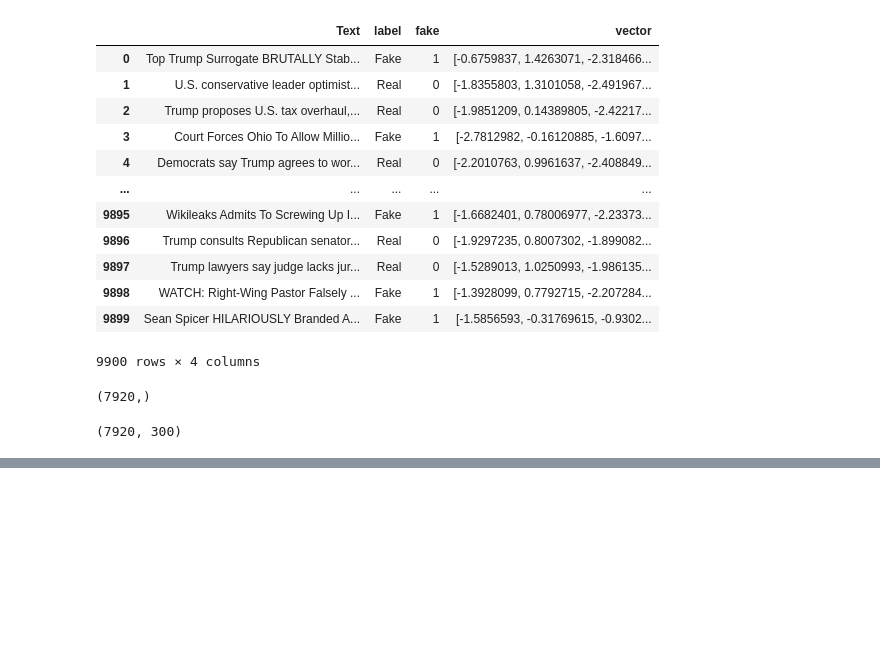
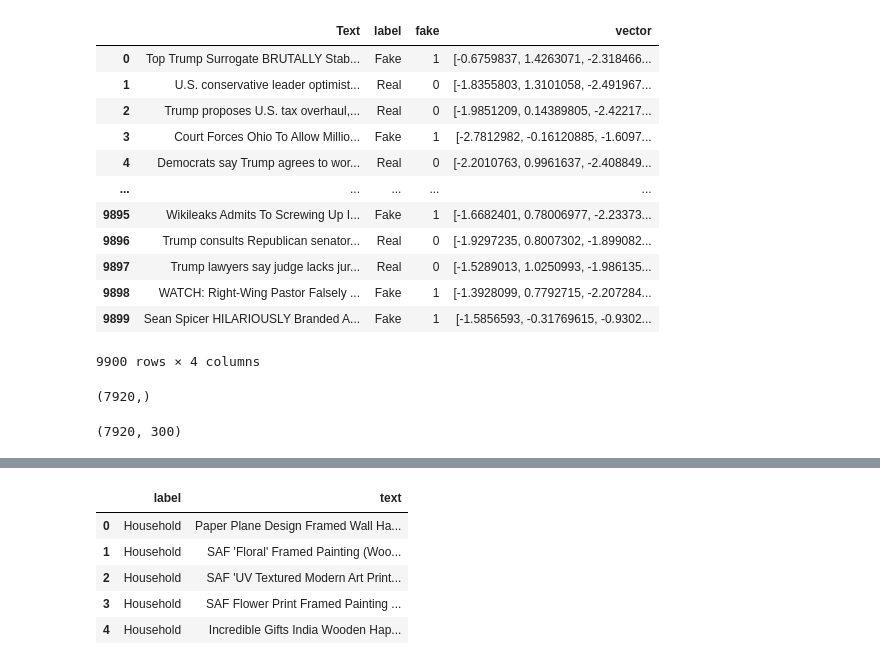
Before and after one commit to Kisara-k/Codebasics-NLP, a Jupyter notebook: 13-word-embeddings-vectors.ipynb, the cells around one changed output, grey strips where cells are left out. Drawn from its saved outputs; the diff is of its cells as text; code cells hidden in the pictures; blank space fills up the shorter version.

```diff
--- a/13-word-embeddings-vectors.ipynb
+++ b/13-word-embeddings-vectors.ipynb
@@ -258,0 +355,11 @@ X_train.shape
+# %%
+import pandas as pd
+df = pd.read_csv('/kaggle/working/ecommerce-text-classification.zip', header=None, names=['label', 'text'])
+df.head()
+# %% [output]
+|  | label | text |
+| 0 | Household | Paper Plane Design Framed Wall Ha... |
+| 1 | Household | SAF 'Floral' Framed Painting (Woo... |
+| 2 | Household | SAF 'UV Textured Modern Art Print... |
+| 3 | Household | SAF Flower Print Framed Painting ... |
+| 4 | Household | Incredible Gifts India Wooden Hap... |
```
Also changed, not shown: parts of 23 cells of this notebook.
